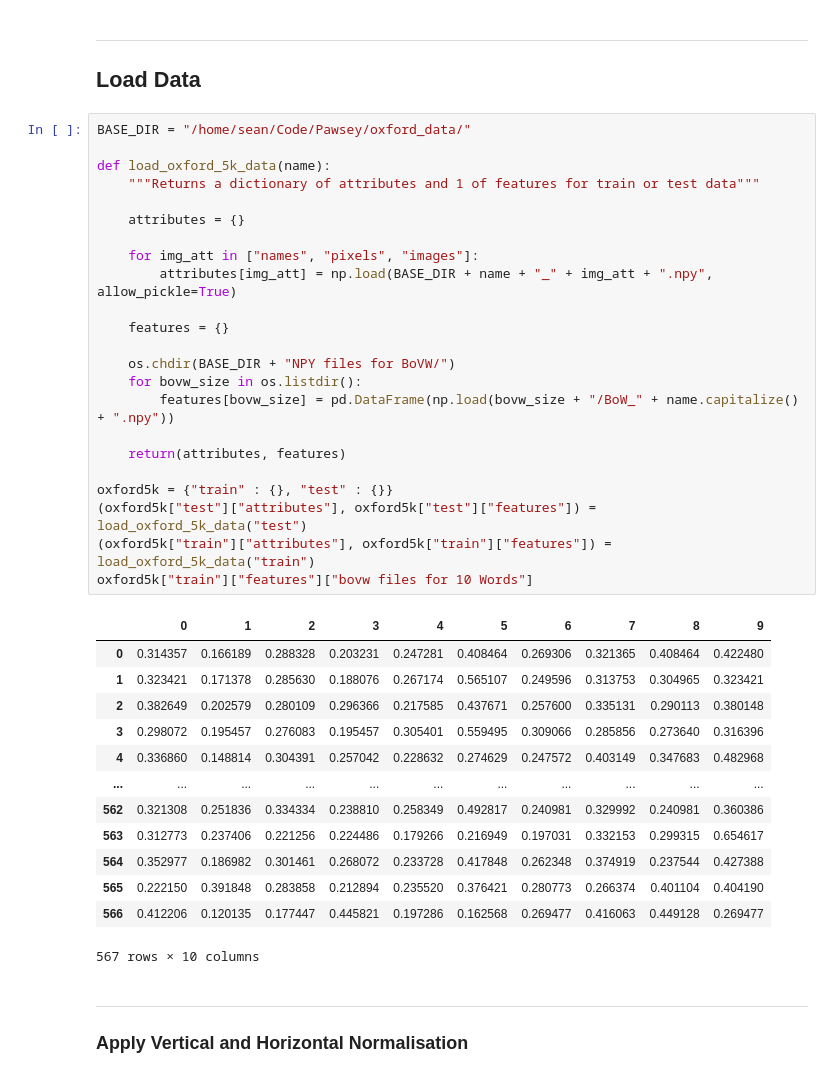
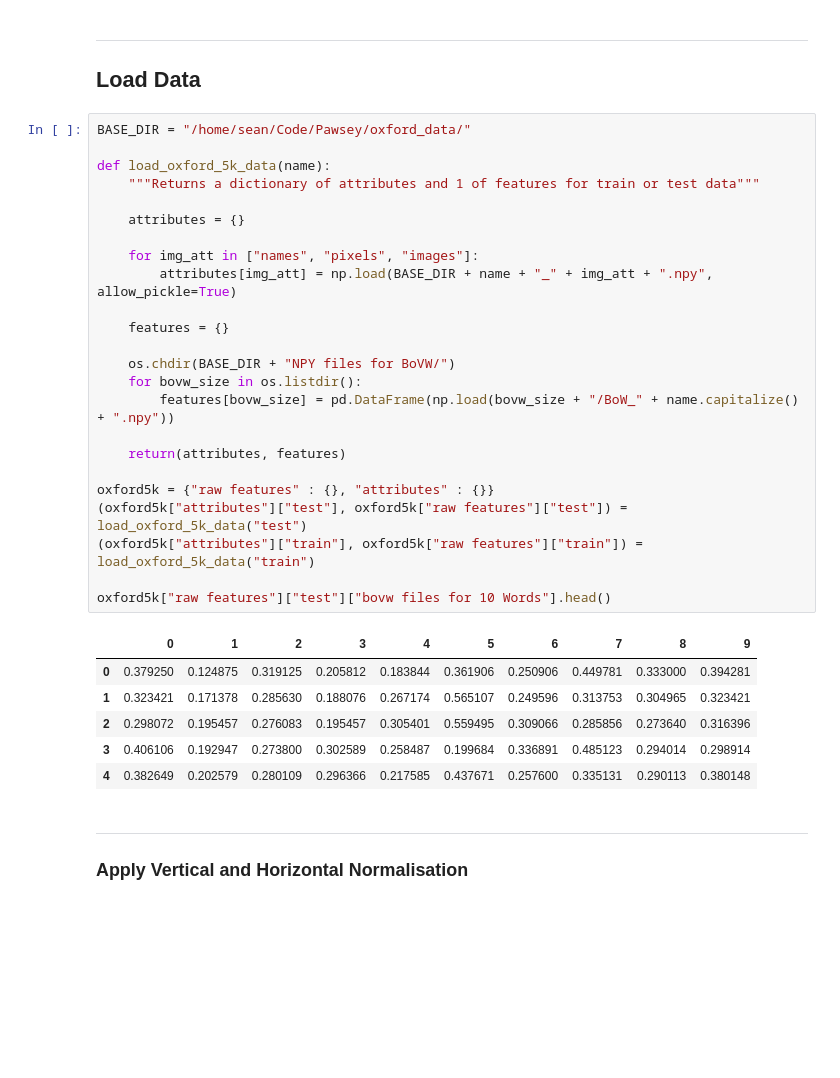
Before and after one commit to S-Arbor/Image-Retrieval-Project, a Jupyter notebook: sift_evaluator.ipynb, the cells around one changed output. Drawn from its saved outputs; the diff is of its cells as text; blank space fills up the shorter version.

```diff
--- a/sift_evaluator.ipynb
+++ b/sift_evaluator.ipynb
@@ -166,40 +185,34 @@ _____________
 # %%
 BASE_DIR = "/home/sean/Code/Pawsey/oxford_data/"
 
 def load_oxford_5k_data(name):
     """Returns a dictionary of attributes and 1 of features for train or test data"""
 
     attributes = {}
 
     for img_att in ["names", "pixels", "images"]:
         attributes[img_att] = np.load(BASE_DIR + name + "_" + img_att + ".npy", allow_pickle=True)
 
     features = {}
 
     os.chdir(BASE_DIR + "NPY files for BoVW/")
     for bovw_size in os.listdir():
         features[bovw_size] = pd.DataFrame(np.load(bovw_size + "/BoW_" + name.capitalize() + ".npy"))
 
     return(attributes, features)
 
-oxford5k = {"train" : {}, "test" : {}}
-(oxford5k["test"]["attributes"], oxford5k["test"]["features"]) = load_oxford_5k_data("test")
-(oxford5k["train"]["attributes"], oxford5k["train"]["features"]) = load_oxford_5k_data("train")
-oxford5k["train"]["features"]["bovw files for 10 Words"]
+oxford5k = {"raw features" : {}, "attributes" : {}}
+(oxford5k["attributes"]["test"], oxford5k["raw features"]["test"]) = load_oxford_5k_data("test")
+(oxford5k["attributes"]["train"], oxford5k["raw features"]["train"]) = load_oxford_5k_data("train")
+
+oxford5k["raw features"]["test"]["bovw files for 10 Words"].head()
 # %% [output]
 |  | 0 | 1 | 2 | 3 | 4 | 5 | 6 | 7 | 8 | 9 |
-| 0 | 0.314357 | 0.166189 | 0.288328 | 0.203231 | 0.247281 | 0.408464 | 0.269306 | 0.321365 | 0.408464 | 0.422480 |
+| 0 | 0.379250 | 0.124875 | 0.319125 | 0.205812 | 0.183844 | 0.361906 | 0.250906 | 0.449781 | 0.333000 | 0.394281 |
 | 1 | 0.323421 | 0.171378 | 0.285630 | 0.188076 | 0.267174 | 0.565107 | 0.249596 | 0.313753 | 0.304965 | 0.323421 |
-| 2 | 0.382649 | 0.202579 | 0.280109 | 0.296366 | 0.217585 | 0.437671 | 0.257600 | 0.335131 | 0.290113 | 0.380148 |
-| 3 | 0.298072 | 0.195457 | 0.276083 | 0.195457 | 0.305401 | 0.559495 | 0.309066 | 0.285856 | 0.273640 | 0.316396 |
-| 4 | 0.336860 | 0.148814 | 0.304391 | 0.257042 | 0.228632 | 0.274629 | 0.247572 | 0.403149 | 0.347683 | 0.482968 |
-| ... | ... | ... | ... | ... | ... | ... | ... | ... | ... | ... |
-| 562 | 0.321308 | 0.251836 | 0.334334 | 0.238810 | 0.258349 | 0.492817 | 0.240981 | 0.329992 | 0.240981 | 0.360386 |
-| 563 | 0.312773 | 0.237406 | 0.221256 | 0.224486 | 0.179266 | 0.216949 | 0.197031 | 0.332153 | 0.299315 | 0.654617 |
-| 564 | 0.352977 | 0.186982 | 0.301461 | 0.268072 | 0.233728 | 0.417848 | 0.262348 | 0.374919 | 0.237544 | 0.427388 |
-| 565 | 0.222150 | 0.391848 | 0.283858 | 0.212894 | 0.235520 | 0.376421 | 0.280773 | 0.266374 | 0.401104 | 0.404190 |
-| 566 | 0.412206 | 0.120135 | 0.177447 | 0.445821 | 0.197286 | 0.162568 | 0.269477 | 0.416063 | 0.449128 | 0.269477 |
+| 2 | 0.298072 | 0.195457 | 0.276083 | 0.195457 | 0.305401 | 0.559495 | 0.309066 | 0.285856 | 0.273640 | 0.316396 |
+| 3 | 0.406106 | 0.192947 | 0.273800 | 0.302589 | 0.258487 | 0.199684 | 0.336891 | 0.485123 | 0.294014 | 0.298914 |
+| 4 | 0.382649 | 0.202579 | 0.280109 | 0.296366 | 0.217585 | 0.437671 | 0.257600 | 0.335131 | 0.290113 | 0.380148 |
-567 rows × 10 columns
 # %% [markdown]
 ____
 ### Apply Vertical and Horizontal Normalisation
```
Also changed, not shown: parts of 18 cells of this notebook.
